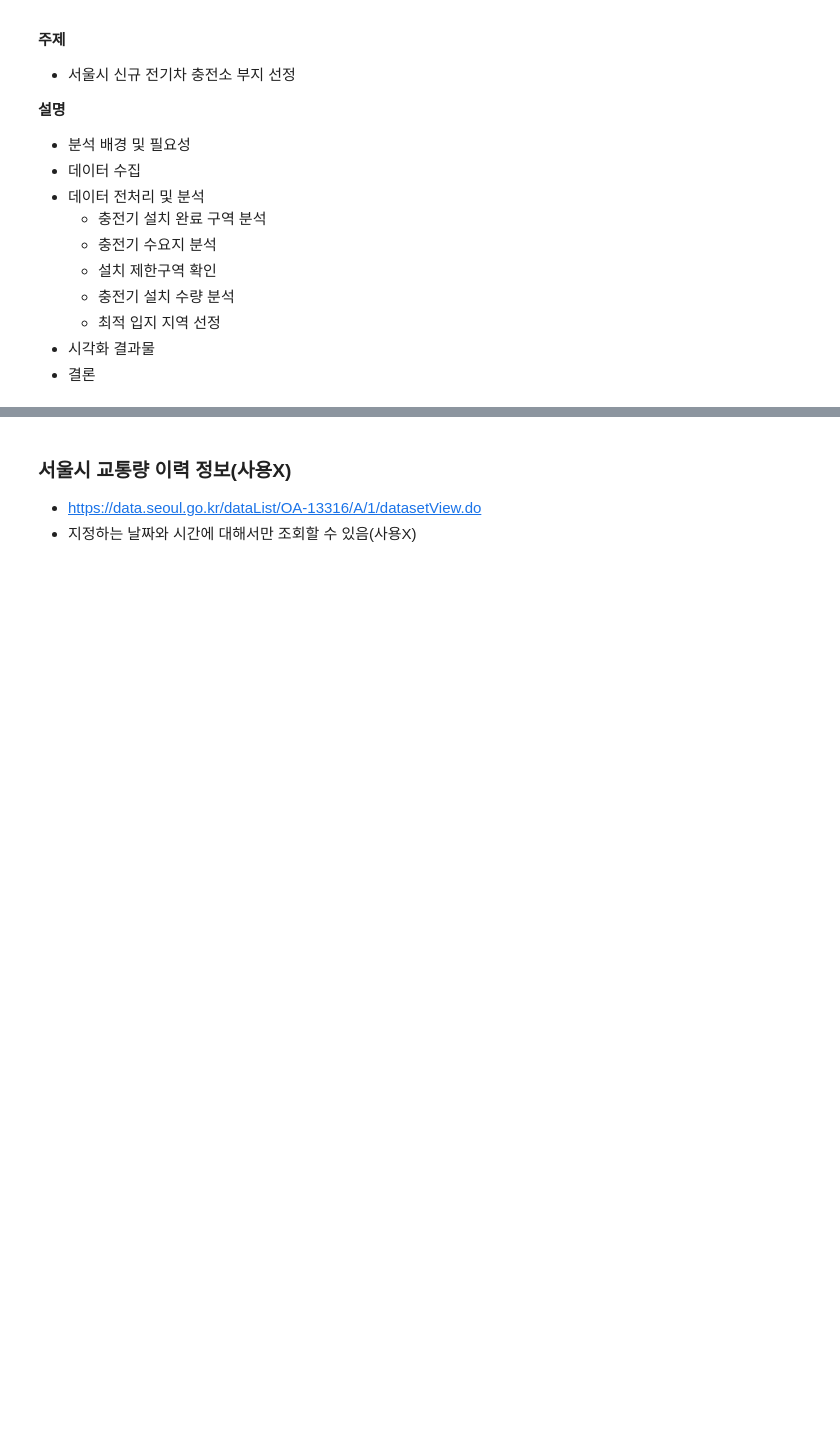
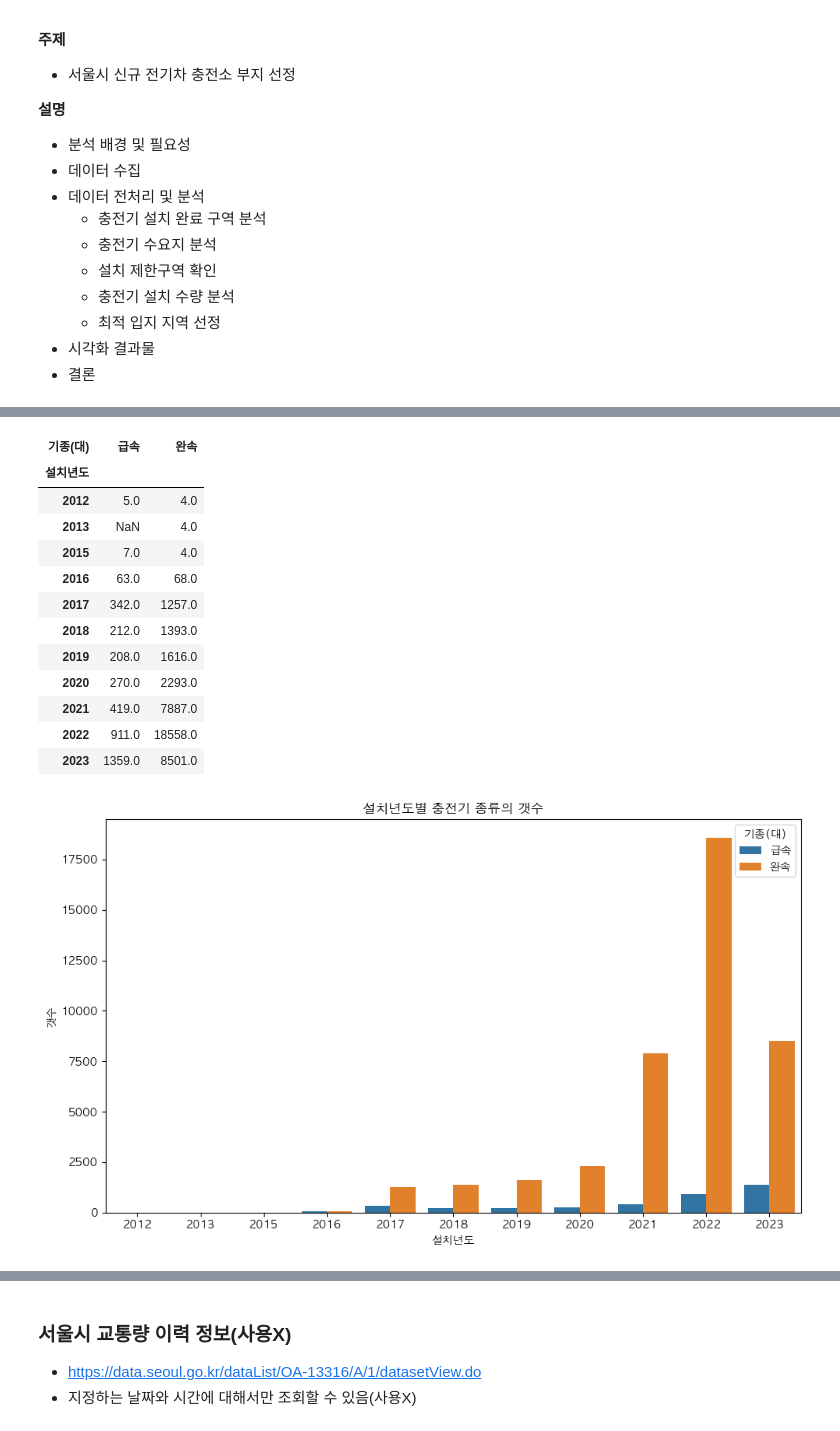
Before and after one commit to Sookyeong-k/MillionVolt, a Jupyter notebook: data_analysis_수경.ipynb, the cells around one changed output, grey strips where cells are left out. Drawn from its saved outputs; the diff is of its cells as text; code cells hidden in the pictures; blank space fills up the shorter version.

```diff
--- a/data_analysis_수경.ipynb
+++ b/data_analysis_수경.ipynb
@@ -66,0 +104,34 @@ chager_place_df.to_csv('서울시 충전소 정보.csv', index = False)
+# %%
+# 설치년도별 충전기 종류의 갯수 계산
+charger_count_by_year = charger_df.groupby(['설치년도', '기종(대)']).size().reset_index(name='갯수')
+
+# pivot을 사용하여 데이터프레임 재구성
+charger_count_by_year_df = pd.pivot_table(charger_count_by_year, index='설치년도', columns='기종(대)', values='갯수')
+
+display(charger_count_by_year_df)
+
+import matplotlib.pyplot as plt
+
+# 그래프 크기 설정
+plt.figure(figsize=(10, 6))
+sns.barplot(charger_count_by_year, x = '설치년도', y = '갯수', hue = '기종(대)')
+plt.title('설치년도별 충전기 종류의 갯수')
+plt.xlabel('설치년도')
+plt.ylabel('갯수')
+plt.tight_layout()
+plt.show()
+# %% [output]
+| 기종(대) | 급속 | 완속 |
+| 설치년도 |  |  |
+| 2012 | 5.0 | 4.0 |
+| 2013 | NaN | 4.0 |
+| 2015 | 7.0 | 4.0 |
+| 2016 | 63.0 | 68.0 |
+| 2017 | 342.0 | 1257.0 |
+| 2018 | 212.0 | 1393.0 |
+| 2019 | 208.0 | 1616.0 |
+| 2020 | 270.0 | 2293.0 |
+| 2021 | 419.0 | 7887.0 |
+| 2022 | 911.0 | 18558.0 |
+| 2023 | 1359.0 | 8501.0 |
+[figure, added]
```
Also changed, not shown: parts of 33 cells of this notebook.
